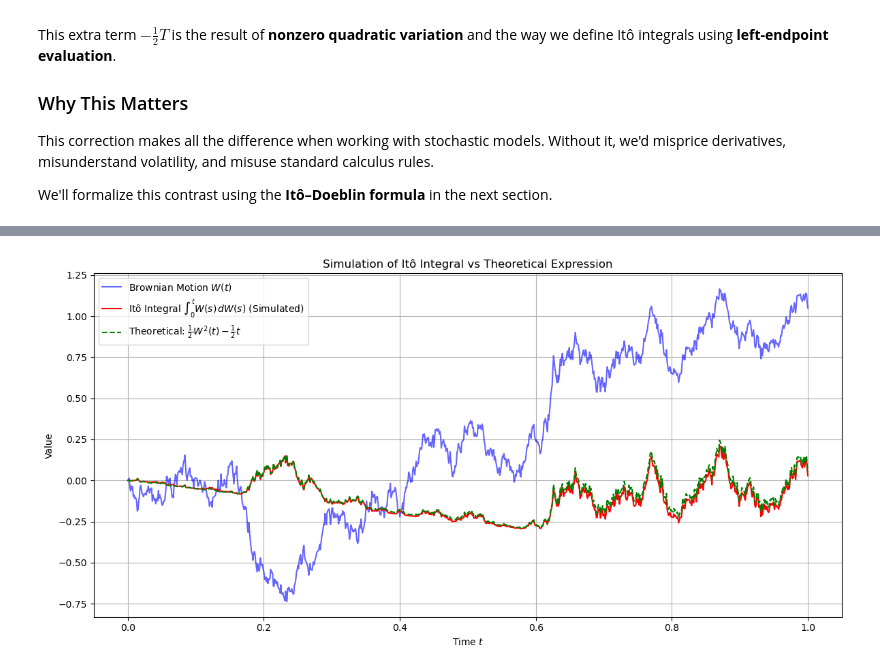
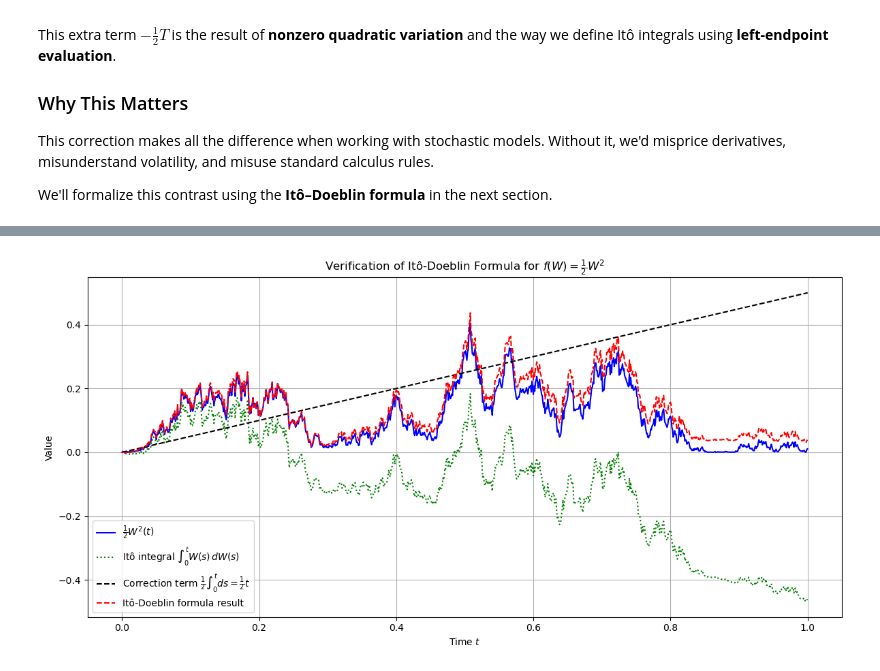
Before and after one commit to NikolasAnic/Quant-Finance, a Jupyter notebook: 03_Stochastic Calculus/Ito Calculus.ipynb, the cells around one changed output, grey strips where cells are left out. Drawn from its saved outputs; the diff is of its cells as text; code cells hidden in the pictures.

Commit message:
added ito doeblin

```diff
--- a/03_Stochastic Calculus/Ito Calculus.ipynb
+++ b/03_Stochastic Calculus/Ito Calculus.ipynb
@@ -683,35 +913,44 @@ Thus, **the choice of evaluation point affects the integral’s result**.
 # %%
 import numpy as np
 import matplotlib.pyplot as plt
 
-# Parameters
-T = 1.0               # Time horizon
-N = 1000              # Number of time steps
-dt = T / N            # Time step size
-t = np.linspace(0, T, N + 1)  # Time grid
+# Simulation parameters
+T = 1.0          # Time horizon
+N = 1000         # Number of time steps
+dt = T / N       # Time step size
+t = np.linspace(0, T, N+1)  # Time grid
 
-# Simulate Brownian motion
-dW = np.random.normal(0, np.sqrt(dt), size=N)   # Brownian increments
-W = np.concatenate(([0], np.cumsum(dW)))        # Brownian path
+# Generate Brownian motion
+dW = np.random.normal(0, np.sqrt(dt), size=N)
+W = np.concatenate(([0], np.cumsum(dW)))
 
-# Compute the Itô integral approximation: sum W(t_j) * dW_j
-Ito_integral = np.cumsum(W[:-1] * dW)           # Left-endpoint approximation
-Ito_integral = np.concatenate(([0], Ito_integral))
+# Define f(W) = 1/2 * W^2, and its derivatives
+f = 0.5 * W**2
+f_prime = W         # f'(W) = W
+f_double_prime = 1  # f''(W) = 1
 
-# Theoretical result from Itô's formula: (1/2) W(t)^2 - (1/2) t
-Ito_formula = 0.5 * W**2 - 0.5 * t
+# Compute Itô integral ∫₀ᵗ f'(W(s)) dW(s)
+ito_integral = np.cumsum(f_prime[:-1] * dW)
+ito_integral = np.concatenate(([0], ito_integral))
+
+# Compute correction term: (1/2) ∫₀ᵗ f''(W(s)) ds = (1/2)t
+correction = 0.5 * t
+
+# Itô-Doeblin formula: f(W(t)) = ∫ f'(W) dW + 0.5 ∫ f''(W) dt
+ito_doeblin = ito_integral + correction
 
 # Plotting
 plt.figure(figsize=(12, 6))
-plt.plot(t, W, label=r"Brownian Motion $W(t)$", color='blue', alpha=0.6)
-plt.plot(t, Ito_integral, label=r"Itô Integral $\int_0^t W(s)\,dW(s)$ (Simulated)", color='red')
-plt.plot(t, Ito_formula, label=r"Theoretical: $\frac{1}{2}W^2(t) - \frac{1}{2}t$", color='green', linestyle='dashed')
+plt.plot(t, f, label=r"$\frac{1}{2}W^2(t)$", color='blue')
+plt.plot(t, ito_integral, label=r"Itô integral $\int_0^t W(s)\,dW(s)$", linestyle='dotted', color='green')
+plt.plot(t, correction, label=r"Correction term $\frac{1}{2} \int_0^t ds = \frac{1}{2}t$", linestyle='--', color='black')
+plt.plot(t, ito_doeblin, label="Itô-Doeblin formula result", linestyle='dashed', color='red')
 plt.xlabel("Time $t$")
 plt.ylabel("Value")
-plt.title("Simulation of Itô Integral vs Theoretical Expression")
+plt.title("Verification of Itô-Doeblin Formula for $f(W) = \\frac{1}{2}W^2$")
 plt.legend()
-plt.grid(True)
+plt.grid()
 plt.tight_layout()
 plt.show()
 # %% [output]
-[figure, old version]
+[figure, new version]
```
Also changed, not shown: parts of 9 cells of this notebook.
